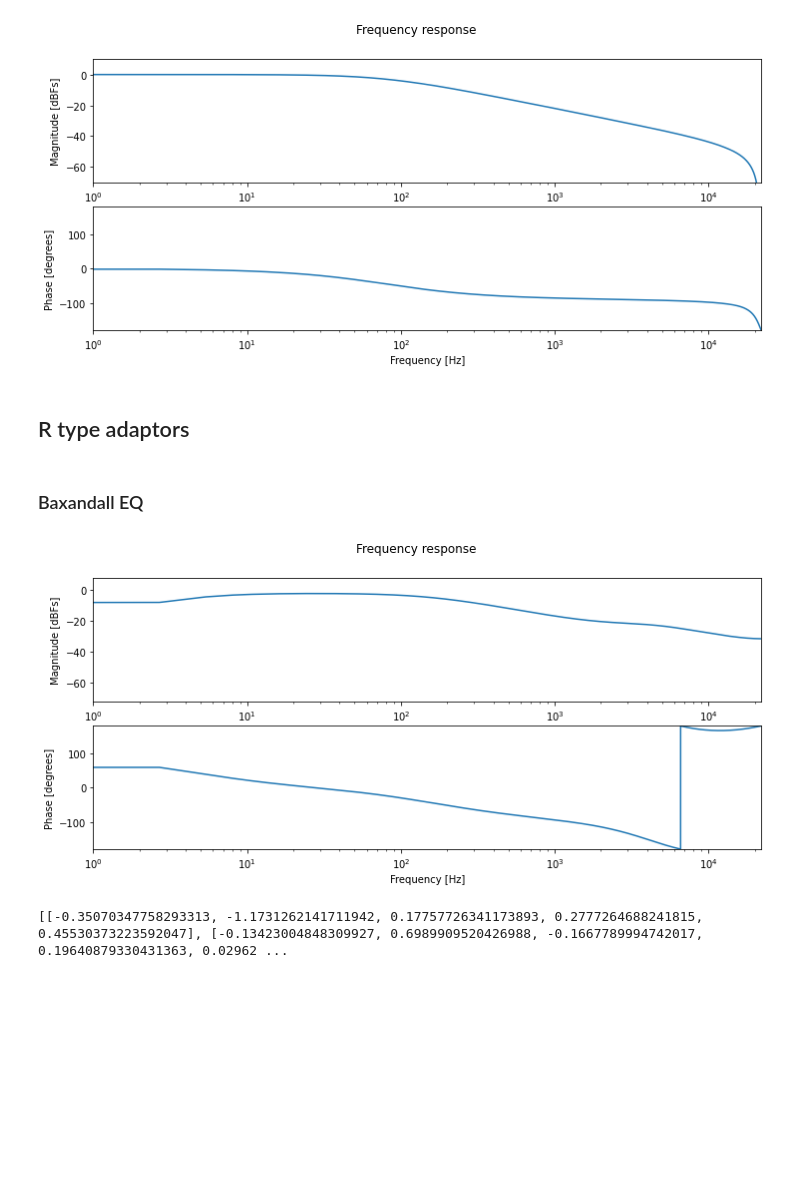
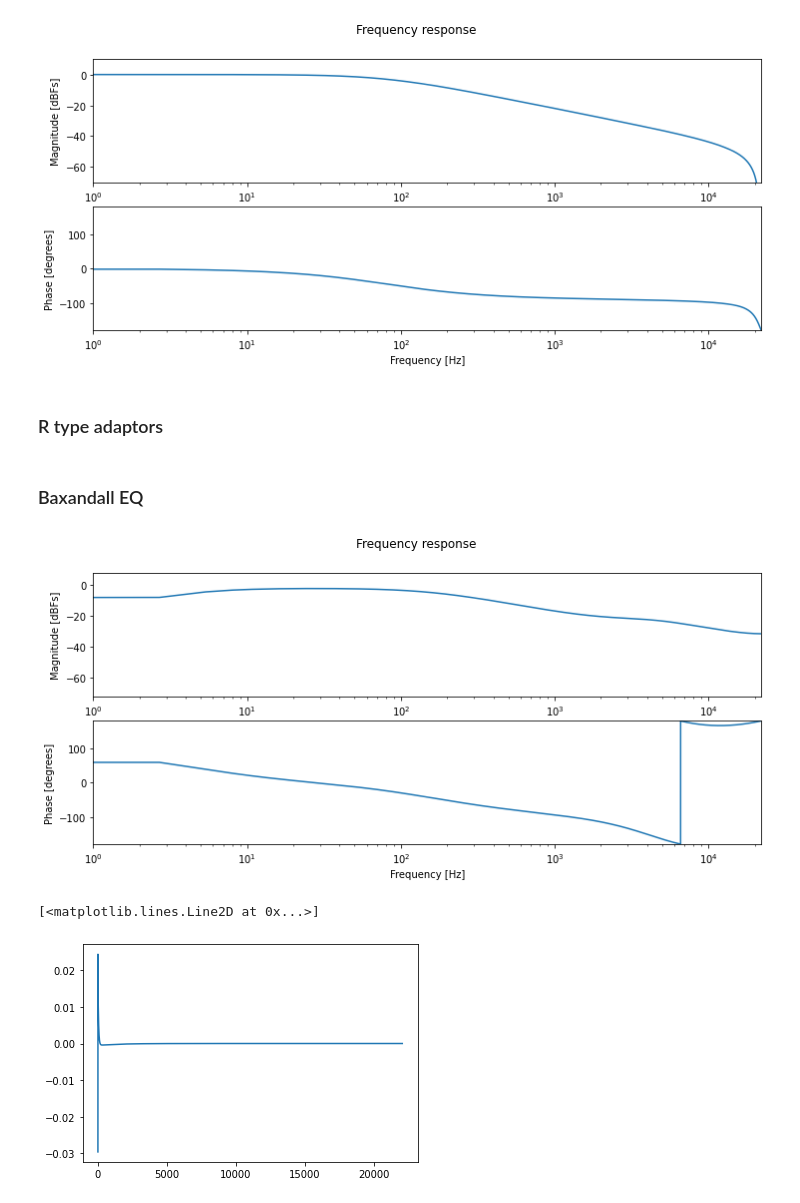
Before and after one commit to gusanthon/diode-clipper-wdf, a Jupyter notebook: juce-based-diode-clipper-wdf-fixed.ipynb, the cells around one changed output. Cells and saved outputs as stored; diff of their text form; code cells hidden in the pictures; blank space fills up the shorter version.

Commit message:
Added R-type adaptor class, tested Baxandall EQ

```diff
--- a/juce-based-diode-clipper-wdf-fixed.ipynb
+++ b/juce-based-diode-clipper-wdf-fixed.ipynb
@@ -723,15 +723,14 @@ c: 5e-08[F]
 C: 1.989436788648692e-07[F]
 [figure]
 # %% [markdown]
-## R type adaptors
+### R type adaptors
 # %%
-
 class R_type_adaptor(baseWDF):
     def __init__(self,ports,impedance_calc,up_port_idx):
         baseWDF.__init__(self)
         self.ports = ports
         self.n_ports = len(ports)
-        self.S_matrix = [[0 for x in range(self.n_ports-1)] for y in range(self.n_ports-1)]
+        self.S_matrix = [[0 for x in range(self.n_ports)] for y in range(self.n_ports)]
         self.impedance_calc = impedance_calc
         self.a_vals = np.zeros(self.n_ports)
         self.b_vals = np.zeros(self.n_ports)
@@ -746,26 +745,26 @@ class R_type_adaptor(baseWDF):
         self.a = a
         self.a_vals[self.up_port_idx] = self.a
         self.r_type_scatter()
-        for i in range(self.n_ports-1):
+        for i in range(self.n_ports):
             port_idx = self.get_port_idx(i)
             self.ports[i].accept_incident_wave(self.b_vals[port_idx])
 
     def propogate_reflected_wave(self):
-        for i in range(self.n_ports-1):
+        for i in range(self.n_ports):
             port_idx = self.get_port_idx(i)
             self.a_vals[port_idx] = self.ports[i].propogate_reflected_wave()
         self.b = self.b_vals[self.up_port_idx]
         return self.b
 
     def get_port_idx(self,x):
-        if x < self.up_port_idx:
+        if x <= self.up_port_idx:
             return x
         return (x+1)
 
     def r_type_scatter(self):
-        for i in range(self.n_ports-1):
+        for i in range(self.n_ports):
             self.b_vals[i] = 0
-            for j in range(self.n_ports-1):
+            for j in range(self.n_ports):
                 self.b_vals[i] += self.S_matrix[i][j] * self.a_vals[j]
 
     def calc_impedance(self):
@@ -779,6 +778,6 @@ class R_type_adaptor(baseWDF):
         return impedances
 
     def set_S_matrix(self,matrix):
-        for i in range(self.n_ports-1):
-            for j in range(self.n_ports-1):
+        for i in range(self.n_ports):
+            for j in range(self.n_ports):
                 self.S_matrix[i][j] = matrix[i][j]
@@ -826,33 +825,44 @@ Resc = Resistor(10e3)
 Pb_minus = Resistor(Pb * .5)
 Cc = Capacitor(22e-9,fs)
 P3 = parallel_adaptor(Pb_minus,Cc)
 Resb = Resistor(1e3)
 S3 = series_adaptor(Resb,P3)
 
 # Port E
 Pb_plus = Resistor(Pb * .5)
 Cb = Capacitor(22e-9,fs)
 P2 = parallel_adaptor(Pb_plus,Cb)
 Resa = Resistor(10e3)
 S2 = series_adaptor(Resa,P2)
 
-R_adaptor = R_type_adaptor([S4,P1,Resc,S3,S2,S1],baxdandall_eq_impedance_calc,4)
+R_adaptor = R_type_adaptor([S4,P1,Resc,S3,S2],baxdandall_eq_impedance_calc,4)
 
 # Port F
 Ca = Capacitor(1e-6,fs)
 S1 = series_adaptor(R_adaptor,Ca)
 Vin = ideal_voltage_source(S1)
+
+## PARAMS
+bass_param = .5
+treble_param = .5
+
+Pb_plus.setResistance(Pb * bass_param)
+Pb_minus.setResistance(Pb * (1- bass_param))
+
+Pt_plus.setResistance(Pt * treble_param)
+Pt_plus.setResistance(Pt * (1 - treble_param))
 
 for i in range(len(test_signal)):
     Vin.set_voltage(test_signal[i])
 
     Vin.accept_incident_wave(S1.propogate_reflected_wave())
     S1.accept_incident_wave(Vin.propogate_reflected_wave())
 
     output[i] = Rl.wave_to_voltage()
 
 plot_freqz(output,fs)
-print(R_adaptor.S_matrix)
+plt.plot(output)
 # %% [output]
 [figure]
-[[-0.35070347758293313, -1.1731262141711942, 0.17757726341173893, 0.2777264688241815, 0.45530373223592047], [-0.13423004848309927, 0.6989909520426988, -0.1667789994742017, 0.19640879330431363, 0.02962 ...
+[<matplotlib.lines.Line2D at 0x...>]
+[figure, added]
```
Also changed, not shown: parts of 2 cells of this notebook.
